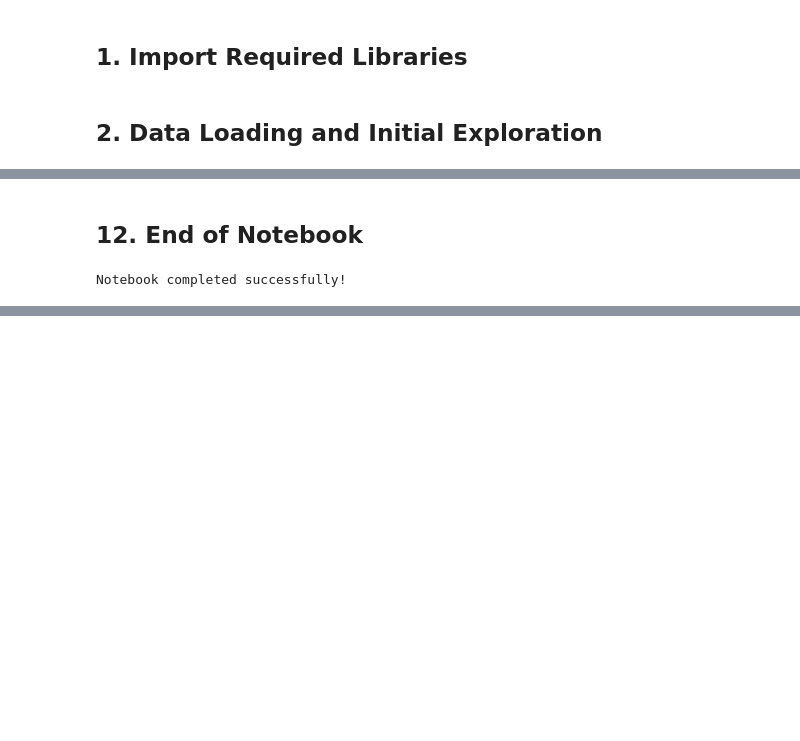
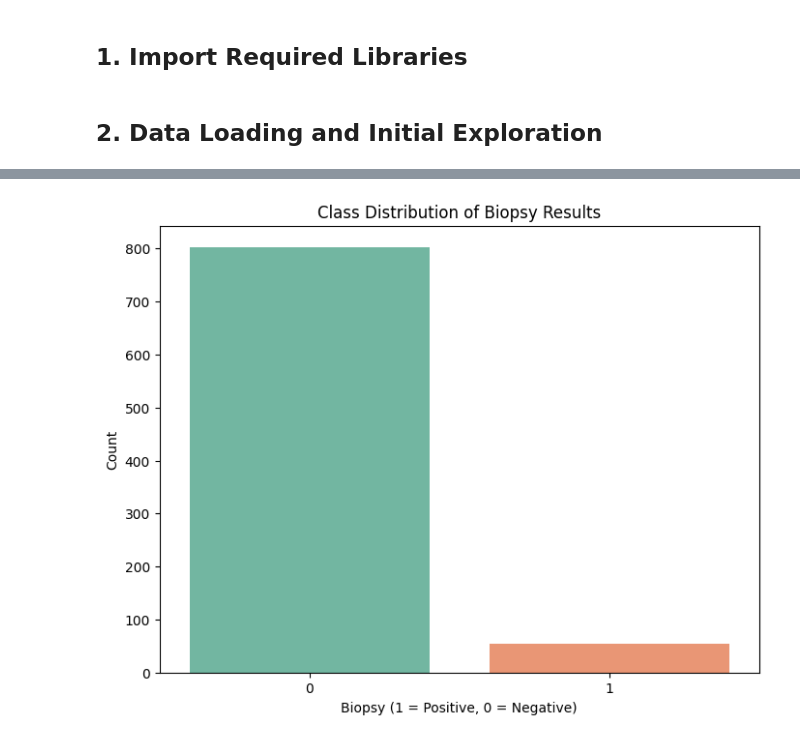
Before and after one commit to zikous/cancer-ml, a Jupyter notebook: notebook.ipynb, the cells around one changed output, grey strips where cells are left out. Saved outputs shown, nothing was run; the diff lists cells and outputs as text; code cells hidden in the pictures; blank space fills up the shorter version.

```diff
--- a/notebook.ipynb
+++ b/notebook.ipynb
@@ -511,6 +50,64 @@ The bar plot summarizes the global feature importance based on SHAP values.
-# %% [markdown]
-## 12. End of Notebook
-# %%
-print("\nNotebook completed successfully!")
-# %% [output]
-Notebook completed successfully!
+# %%
+# Load the dataset
+cancer_df = pd.read_csv('./data/risk_factors_cervical_cancer.csv')
+
+# Replace '?' with NaN
+cancer_df = cancer_df.replace('?', np.nan)
+
+# Convert all columns to numeric type
+cancer_df = cancer_df.apply(pd.to_numeric)
+
+# Optimize memory usage
+def optimize_memory(df):
+    """
+    Optimize memory usage of a DataFrame by downcasting numerical columns.
+    """
+    # Downcast float64 to float32
+    float_cols = df.select_dtypes(include=['float64']).columns
+    df[float_cols] = df[float_cols].apply(pd.to_numeric, downcast='float')
+
+    # Downcast int64 to int32 or smaller
+    int_cols = df.select_dtypes(include=['int64']).columns
+    df[int_cols] = df[int_cols].apply(pd.to_numeric, downcast='integer')
+
+    return df
+
+# Check memory usage before optimization
+print("Memory usage before optimization:")
+print(cancer_df.memory_usage(deep=True).sum() / 1024 ** 2, "MB")  # Memory in MB
+
+# Optimize memory usage
+cancer_df = optimize_memory(cancer_df)
+
+# Check memory usage after optimization
+print("\nMemory usage after optimization:")
+print(cancer_df.memory_usage(deep=True).sum() / 1024 ** 2, "MB")  # Memory in MB
+
+# Display basic dataset information
+print("\nDataset shape:", cancer_df.shape)
+print("\nMissing values per column:")
+missing_values = cancer_df.isnull().sum()
+print(missing_values[missing_values > 0])
+
+# Drop columns with more than 80% missing values
+missing_threshold = 0.8
+before_cols = len(cancer_df.columns)
+cancer_df = cancer_df.dropna(thresh=missing_threshold * len(cancer_df), axis=1)
+after_cols = len(cancer_df.columns)
+print(f"\nDropped {before_cols - after_cols} columns with >80% missing values")
+
+# Impute remaining missing values with the median
+cancer_df.fillna(cancer_df.median(), inplace=True)
+
+# Check class distribution
+print("\nClass distribution (Biopsy results):")
+print(cancer_df['Biopsy'].value_counts(normalize=True) * 100)
+
+# Visualize class distribution
+plt.figure(figsize=(8, 6))
+sns.countplot(x='Biopsy', data=cancer_df, palette='Set2')
+plt.title('Class Distribution of Biopsy Results')
+plt.xlabel('Biopsy (1 = Positive, 0 = Negative)')
+plt.ylabel('Count')
+plt.show()
+# %% [output]
@@ -516,0 +131 @@ Notebook completed successfully!
+[figure, added]
```
Also changed, not shown: parts of 36 cells of this notebook, 22 other files.
